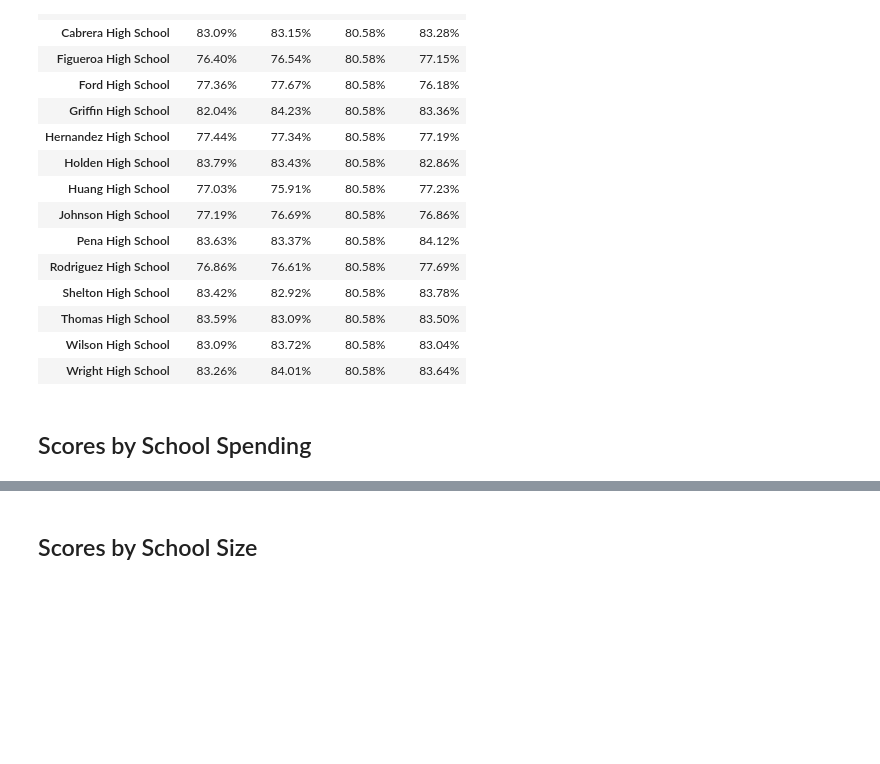
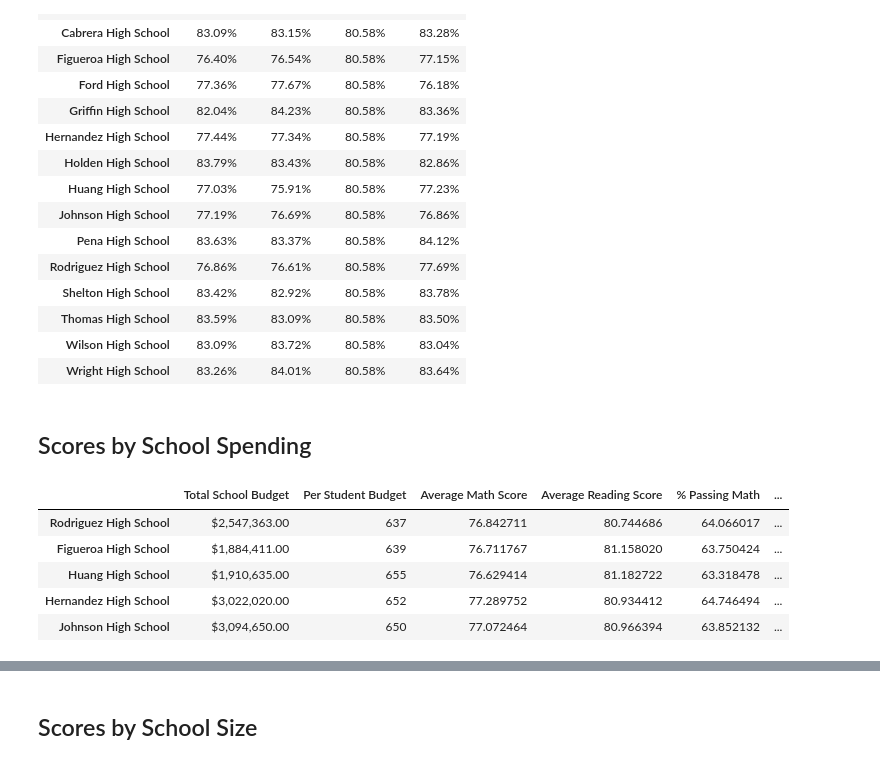
Before and after one commit to ShoaibFarooqui/pandas-challenge, a Jupyter notebook: PyCitySchools/PyCitySchools/PyCitySchools_starter.ipynb, the cells around one changed output, grey strips where cells are left out. Cells and saved outputs as stored; diff of their text form; code cells hidden in the pictures; blank space fills up the shorter version.

```diff
--- a/PyCitySchools/PyCitySchools/PyCitySchools_starter.ipynb
+++ b/PyCitySchools/PyCitySchools/PyCitySchools_starter.ipynb
@@ -425,2 +424,17 @@ school_spending_df = per_school_summary.copy()
+# %%
+# Create a copy of the school summary since it has the "Per Student Budget"
+school_spending_df = per_school_summary.copy()
+# Per Student budgets back from strings to integers
+school_spending_df["Per Student Budget"] = school_spending_df["Per Student Budget"].str.replace('$','', regex=False)
+school_spending_df["Per Student Budget"] = school_spending_df["Per Student Budget"].str.replace('.00','', regex=False)
+school_spending_df['Per Student Budget'] = school_spending_df['Per Student Budget'].astype('int')
+school_spending_df.head()
+# %% [output]
+|  | Total School Budget | Per Student Budget | Average Math Score | Average Reading Score | % Passing Math | ... |
+| Rodriguez High School | $2,547,363.00 | 637 | 76.842711 | 80.744686 | 64.066017 | ... |
+| Figueroa High School | $1,884,411.00 | 639 | 76.711767 | 81.158020 | 63.750424 | ... |
+| Huang High School | $1,910,635.00 | 655 | 76.629414 | 81.182722 | 63.318478 | ... |
+| Hernandez High School | $3,022,020.00 | 652 | 77.289752 | 80.934412 | 64.746494 | ... |
+| Johnson High School | $3,094,650.00 | 650 | 77.072464 | 80.966394 | 63.852132 | ... |
 # %%
 # Use `pd.cut` to categorize spending based on the bins.
```
Also changed, not shown: parts of 6 cells of this notebook.
